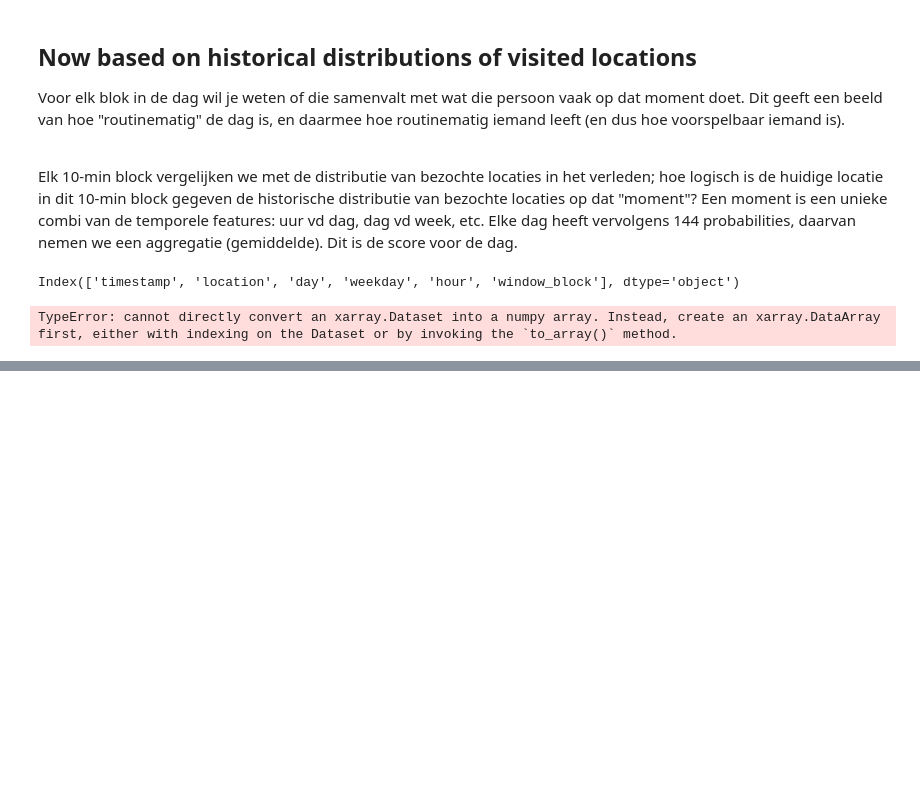
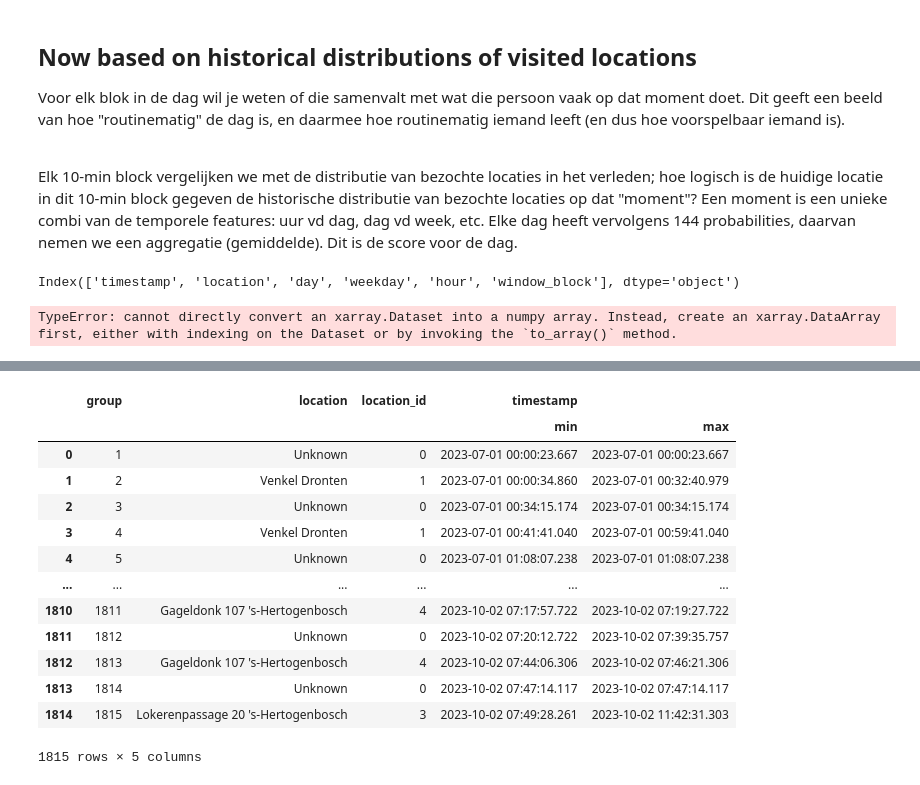
Before and after one commit to sandersiepel/JADS-politie-ob2, a Jupyter notebook: test.ipynb, the cells around one changed output, grey strips where cells are left out. Drawn from its saved outputs; the diff is of its cells as text; code cells hidden in the pictures; blank space fills up the shorter version.

```diff
--- a/test.ipynb
+++ b/test.ipynb
@@ -633,0 +438,2 @@ res = [[j, colors[i//2]] for i, j in enumerate(vals)]
+# %%
+df = df_raw[["timestamp", "location", "cluster"]].copy()
@@ -633,0 +449,2 @@ res = [[j, colors[i//2]] for i, j in enumerate(vals)]
+# %%
+df["location_id"] = pd.factorize(df["location"])[0]
@@ -633,0 +467,2 @@ res = [[j, colors[i//2]] for i, j in enumerate(vals)]
+# %%
+df["group"] = (df["location"] != df["location"].shift()).cumsum()
@@ -633,0 +485,23 @@ res = [[j, colors[i//2]] for i, j in enumerate(vals)]
+# %%
+df = (
+    df.groupby(["group", "location", "location_id"])
+    .agg({"timestamp": ["min", "max"]})
+    .reset_index()
+)
+# %%
+df
+# %% [output]
+|  | group | location | location_id | timestamp |  |
+|  |  |  |  | min | max |
+| 0 | 1 | Unknown | 0 | 2023-07-01 00:00:23.667 | 2023-07-01 00:00:23.667 |
+| 1 | 2 | Venkel Dronten | 1 | 2023-07-01 00:00:34.860 | 2023-07-01 00:32:40.979 |
+| 2 | 3 | Unknown | 0 | 2023-07-01 00:34:15.174 | 2023-07-01 00:34:15.174 |
+| 3 | 4 | Venkel Dronten | 1 | 2023-07-01 00:41:41.040 | 2023-07-01 00:59:41.040 |
+| 4 | 5 | Unknown | 0 | 2023-07-01 01:08:07.238 | 2023-07-01 01:08:07.238 |
+| ... | ... | ... | ... | ... | ... |
+| 1810 | 1811 | Gageldonk 107 's-Hertogenbosch | 4 | 2023-10-02 07:17:57.722 | 2023-10-02 07:19:27.722 |
+| 1811 | 1812 | Unknown | 0 | 2023-10-02 07:20:12.722 | 2023-10-02 07:39:35.757 |
+| 1812 | 1813 | Gageldonk 107 's-Hertogenbosch | 4 | 2023-10-02 07:44:06.306 | 2023-10-02 07:46:21.306 |
+| 1813 | 1814 | Unknown | 0 | 2023-10-02 07:47:14.117 | 2023-10-02 07:47:14.117 |
+| 1814 | 1815 | Lokerenpassage 20 's-Hertogenbosch | 3 | 2023-10-02 07:49:28.261 | 2023-10-02 11:42:31.303 |
+1815 rows × 5 columns
```
Also changed, not shown: parts of 26 cells of this notebook, 4 other files.
